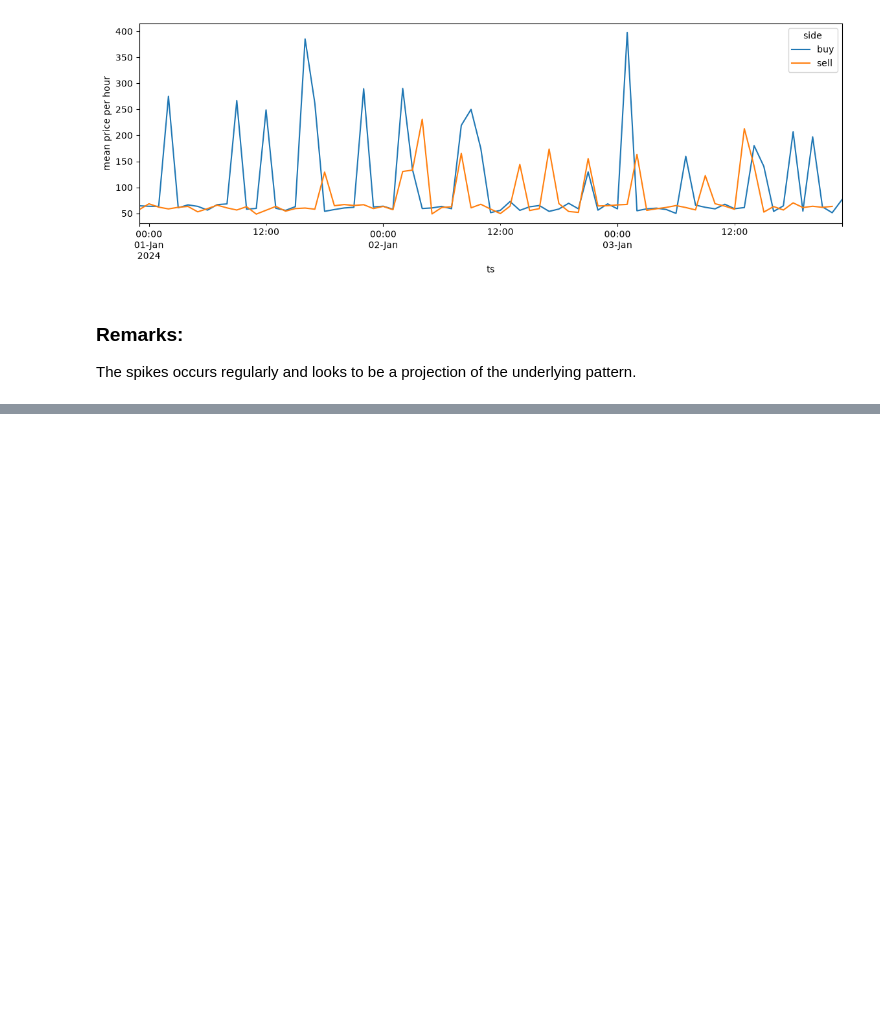
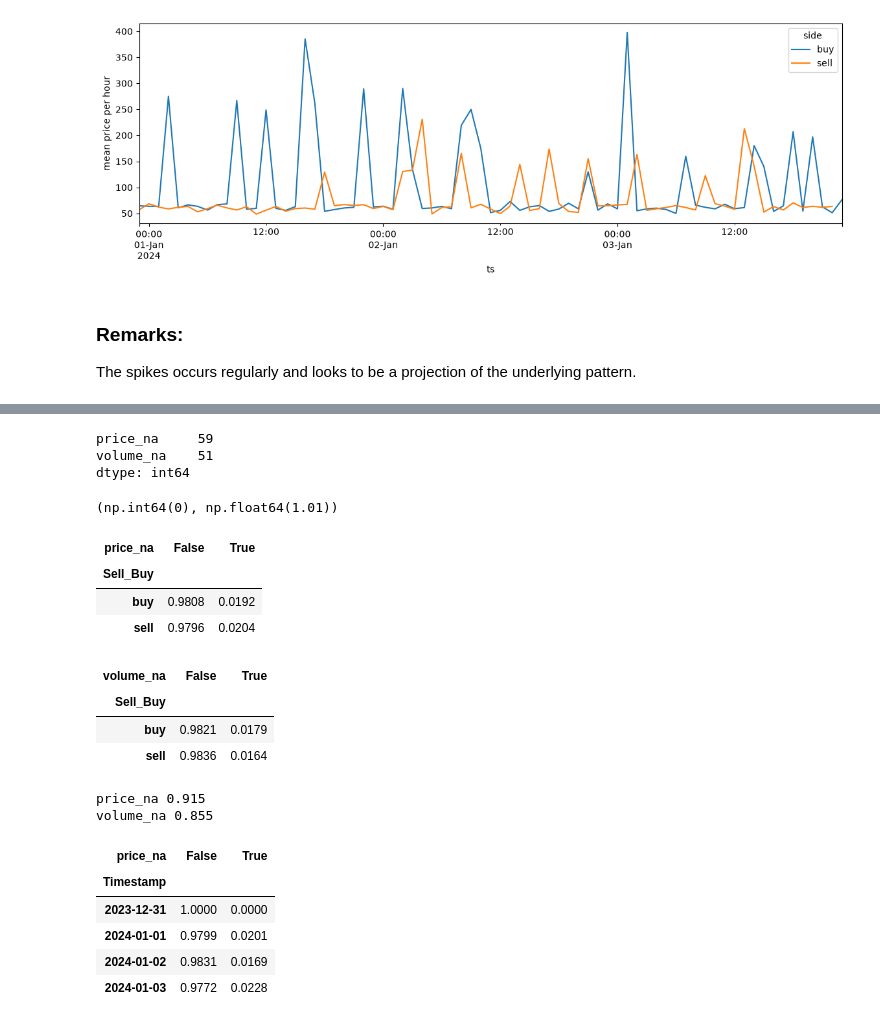
Before and after one commit to ef-cor/t1-coding-challenge-student-data-engineer-submission, a Jupyter notebook: analysis/raw_data_profile.ipynb, the cells around one changed output, grey strips where cells are left out. Drawn from its saved outputs; the diff is of its cells as text; code cells hidden in the pictures; blank space fills up the shorter version.

```diff
--- a/analysis/raw_data_profile.ipynb
+++ b/analysis/raw_data_profile.ipynb
@@ -360,0 +363,43 @@ The spikes occurs regularly and looks to be a projection of the underlying patte
+# %%
+miss = pd.DataFrame({"price_na": df["Price"].isna(), "volume_na": df["Volume"].isna()})
+miss.sum()
+# %% [output]
+price_na     59
+volume_na    51
+dtype: int64
+# %%
+observed = (miss["price_na"] & miss["volume_na"]).sum()
+expected = miss["price_na"].mean() * miss["volume_na"].mean() * len(df)
+observed, round(expected, 2)
+# %% [output]
+(np.int64(0), np.float64(1.01))
+# %%
+pd.crosstab(side, miss["price_na"], normalize="index").round(4)
+# %% [output]
+| price_na | False | True |
+| Sell_Buy |  |  |
+| buy | 0.9808 | 0.0192 |
+| sell | 0.9796 | 0.0204 |
+# %%
+pd.crosstab(side, miss["volume_na"], normalize="index").round(4)
+# %% [output]
+| volume_na | False | True |
+| Sell_Buy |  |  |
+| buy | 0.9821 | 0.0179 |
+| sell | 0.9836 | 0.0164 |
+# %%
+from scipy.stats import chi2_contingency
+for col in ["price_na", "volume_na"]:
+    print(col, round(chi2_contingency(pd.crosstab(side, miss[col])).pvalue, 3))
+# %% [output]
+price_na 0.915
+volume_na 0.855
+# %%
+pd.crosstab(ts.dt.date, miss["price_na"], normalize="index").round(4)
+# %% [output]
+| price_na | False | True |
+| Timestamp |  |  |
+| 2023-12-31 | 1.0000 | 0.0000 |
+| 2024-01-01 | 0.9799 | 0.0201 |
+| 2024-01-02 | 0.9831 | 0.0169 |
+| 2024-01-03 | 0.9772 | 0.0228 |
```
Also changed, not shown: parts of 11 cells of this notebook.
